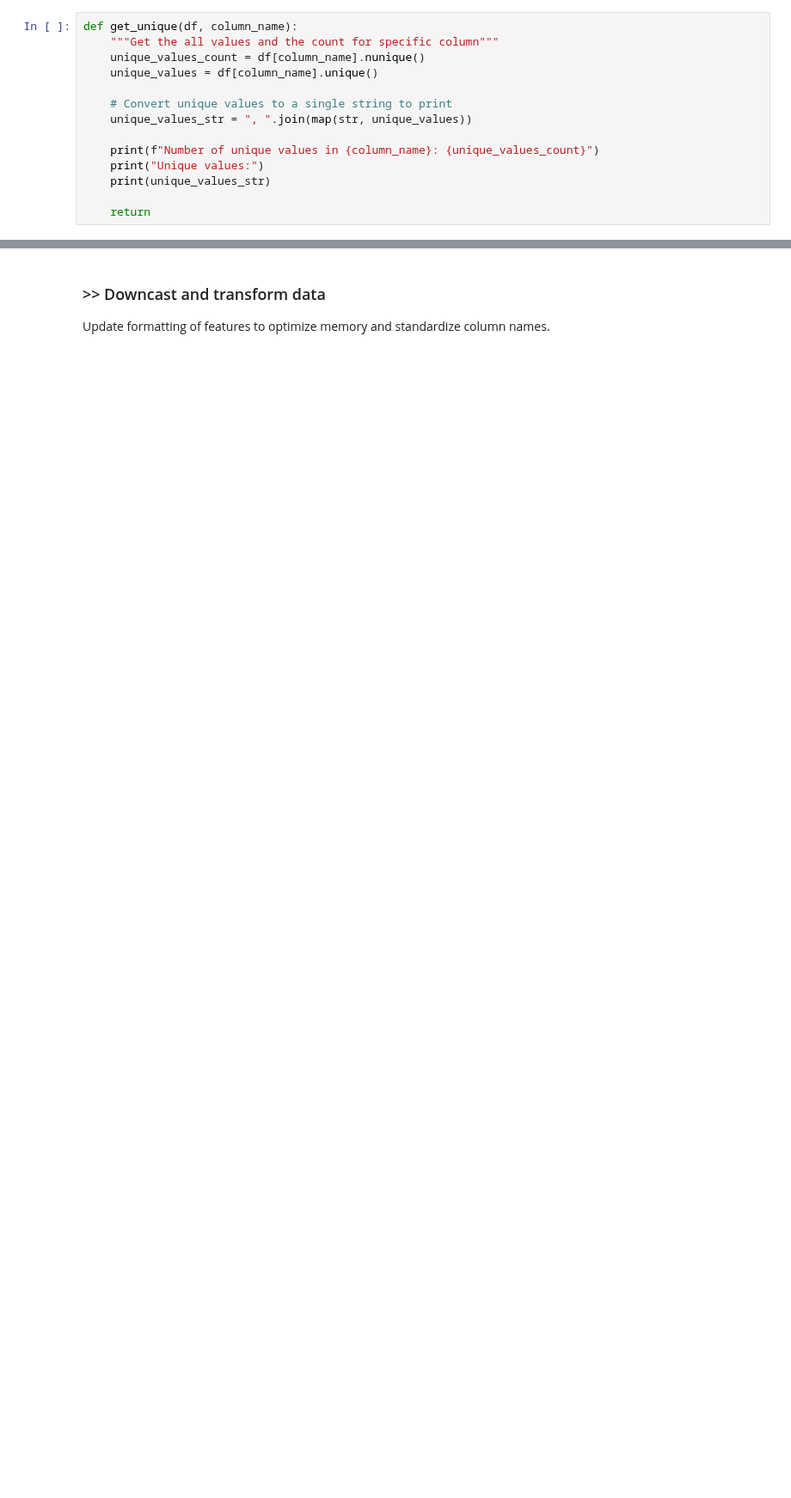
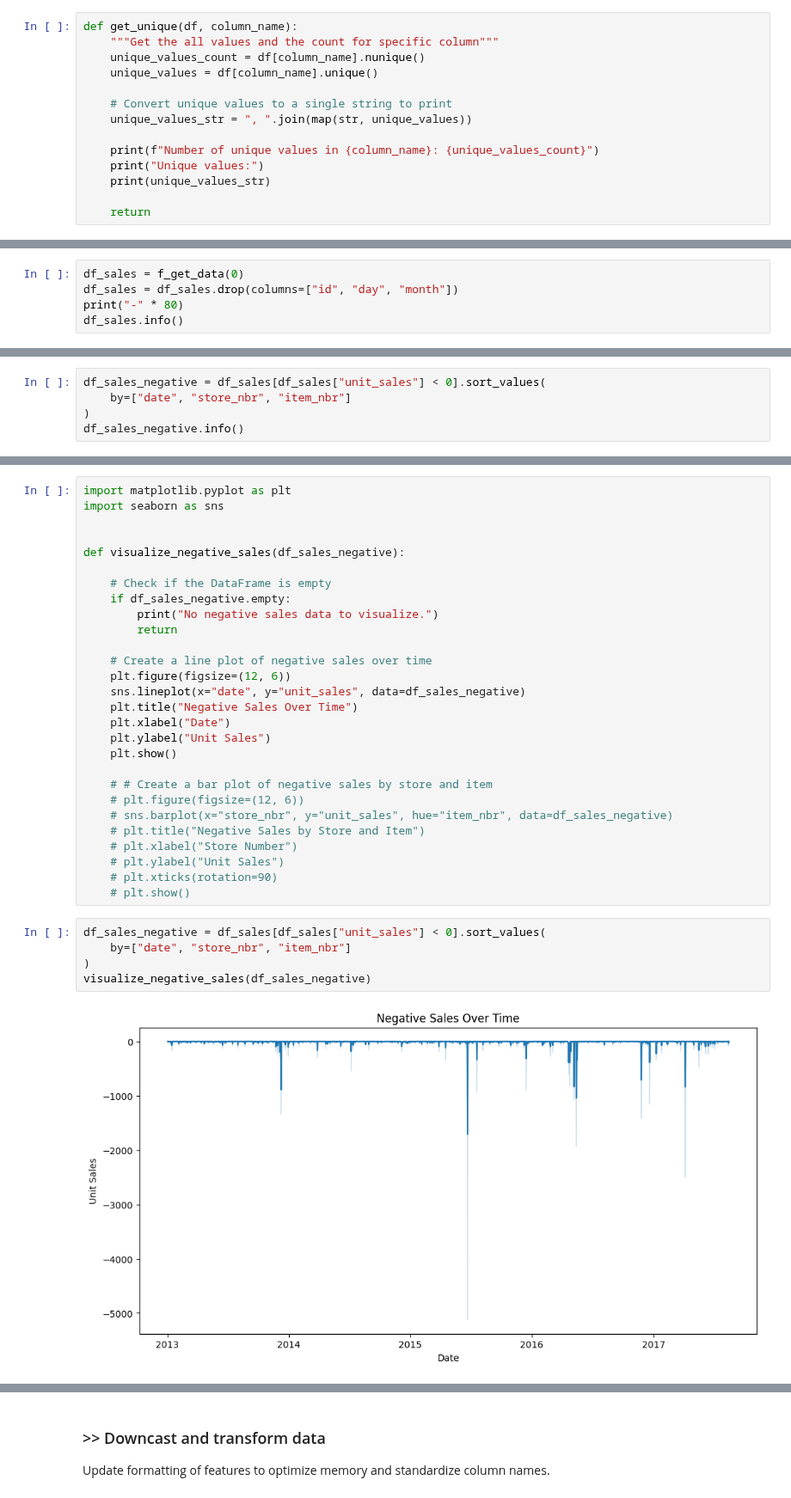
Before and after one commit to AFEngelage/Group4B, a Jupyter notebook: notebooks/2024 04 21 - Supermarket Loading first data - AFE.ipynb, the cells around one changed output, grey strips where cells are left out. Shown at 86% size. Cells and saved outputs as stored; diff of their text form; blank space fills up the shorter version.

```diff
--- a/notebooks/2024 04 21 - Supermarket Loading first data - AFE.ipynb
+++ b/notebooks/2024 04 21 - Supermarket Loading first data - AFE.ipynb
@@ -486,0 +554,5 @@ def get_unique(df, column_name):
+# %%
+df_sales = f_get_data(0)
+df_sales = df_sales.drop(columns=["id", "day", "month"])
+print("-" * 80)
+df_sales.info()
@@ -486,0 +578,5 @@ def get_unique(df, column_name):
+# %%
+df_sales_negative = df_sales[df_sales["unit_sales"] < 0].sort_values(
+    by=["date", "store_nbr", "item_nbr"]
+)
+df_sales_negative.info()
@@ -486,0 +600,35 @@ def get_unique(df, column_name):
+# %%
+import matplotlib.pyplot as plt
+import seaborn as sns
+
+
+def visualize_negative_sales(df_sales_negative):
+
+    # Check if the DataFrame is empty
+    if df_sales_negative.empty:
+        print("No negative sales data to visualize.")
+        return
+
+    # Create a line plot of negative sales over time
+    plt.figure(figsize=(12, 6))
+    sns.lineplot(x="date", y="unit_sales", data=df_sales_negative)
+    plt.title("Negative Sales Over Time")
+    plt.xlabel("Date")
+    plt.ylabel("Unit Sales")
+    plt.show()
+
+    # # Create a bar plot of negative sales by store and item
+    # plt.figure(figsize=(12, 6))
+    # sns.barplot(x="store_nbr", y="unit_sales", hue="item_nbr", data=df_sales_negative)
+    # plt.title("Negative Sales by Store and Item")
+    # plt.xlabel("Store Number")
+    # plt.ylabel("Unit Sales")
+    # plt.xticks(rotation=90)
+    # plt.show()
+# %%
+df_sales_negative = df_sales[df_sales["unit_sales"] < 0].sort_values(
+    by=["date", "store_nbr", "item_nbr"]
+)
+visualize_negative_sales(df_sales_negative)
+# %% [output]
+[figure, added]
```
Also changed, not shown: parts of 56 cells of this notebook, 1 other file.
